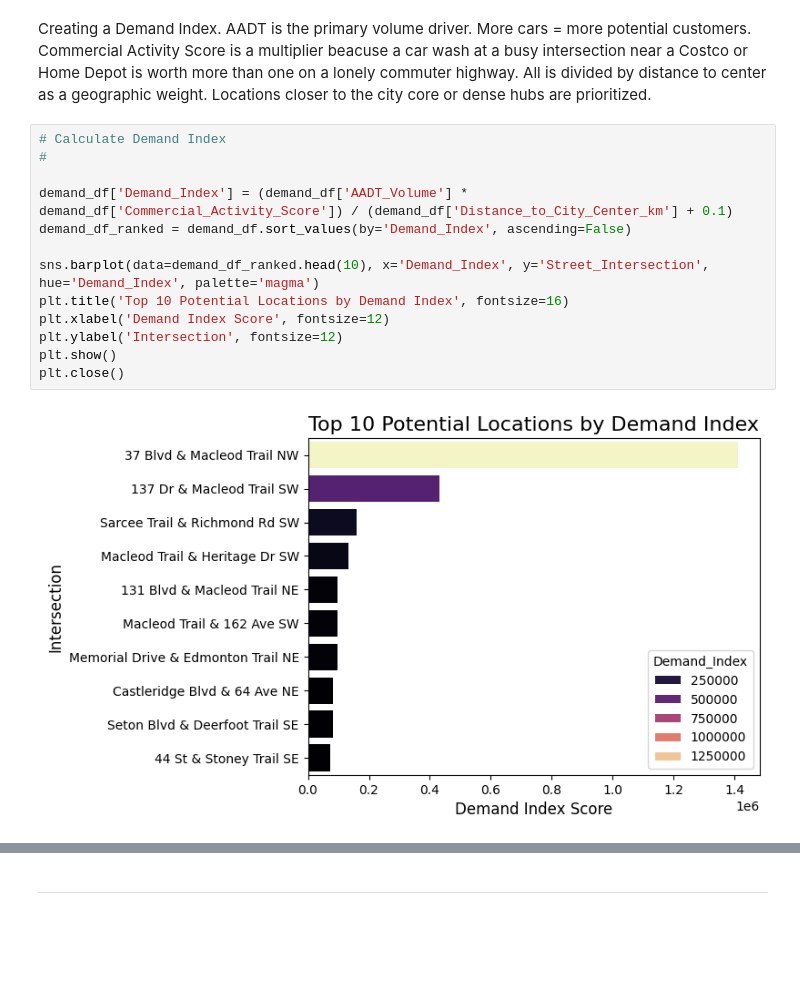
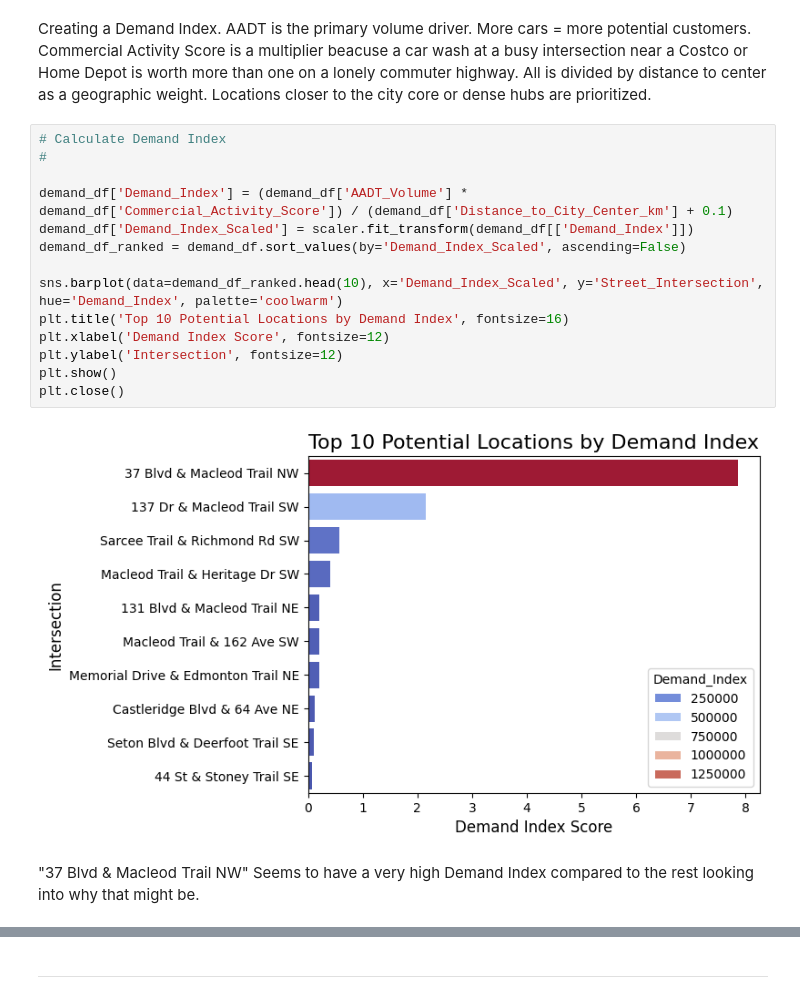
Before and after one commit to ctatlah/ai-carwash, a Jupyter notebook: carwash.ipynb, the cells around one changed output, grey strips where cells are left out. Drawn from its saved outputs; the diff is of its cells as text; blank space fills up the shorter version.

Commit message:
additonal changes - descptions to be more accurate and easy to read - analysis of 37th st deamnd index being high - haversine details - decision tree add more hyper params

```diff
--- a/carwash.ipynb
+++ b/carwash.ipynb
@@ -337,16 +357,19 @@ Creating a Demand Index. AADT is the primary volume driver. More cars = more pot
 # %%
 # Calculate Demand Index
 #
 
 demand_df['Demand_Index'] = (demand_df['AADT_Volume'] * demand_df['Commercial_Activity_Score']) / (demand_df['Distance_to_City_Center_km'] + 0.1)
-demand_df_ranked = demand_df.sort_values(by='Demand_Index', ascending=False)
+demand_df['Demand_Index_Scaled'] = scaler.fit_transform(demand_df[['Demand_Index']])
+demand_df_ranked = demand_df.sort_values(by='Demand_Index_Scaled', ascending=False)
 
-sns.barplot(data=demand_df_ranked.head(10), x='Demand_Index', y='Street_Intersection', hue='Demand_Index', palette='magma')
+sns.barplot(data=demand_df_ranked.head(10), x='Demand_Index_Scaled', y='Street_Intersection', hue='Demand_Index', palette='coolwarm')
 plt.title('Top 10 Potential Locations by Demand Index', fontsize=16)
 plt.xlabel('Demand Index Score', fontsize=12)
 plt.ylabel('Intersection', fontsize=12)
 plt.show()
 plt.close()
 # %% [output]
-[figure, old version]
+[figure, new version]
+# %% [markdown]
+"37 Blvd & Macleod Trail NW" Seems to have a very high Demand Index compared to the rest looking into why that might be.
 # %%
```
Also changed, not shown: parts of 21 cells of this notebook.
